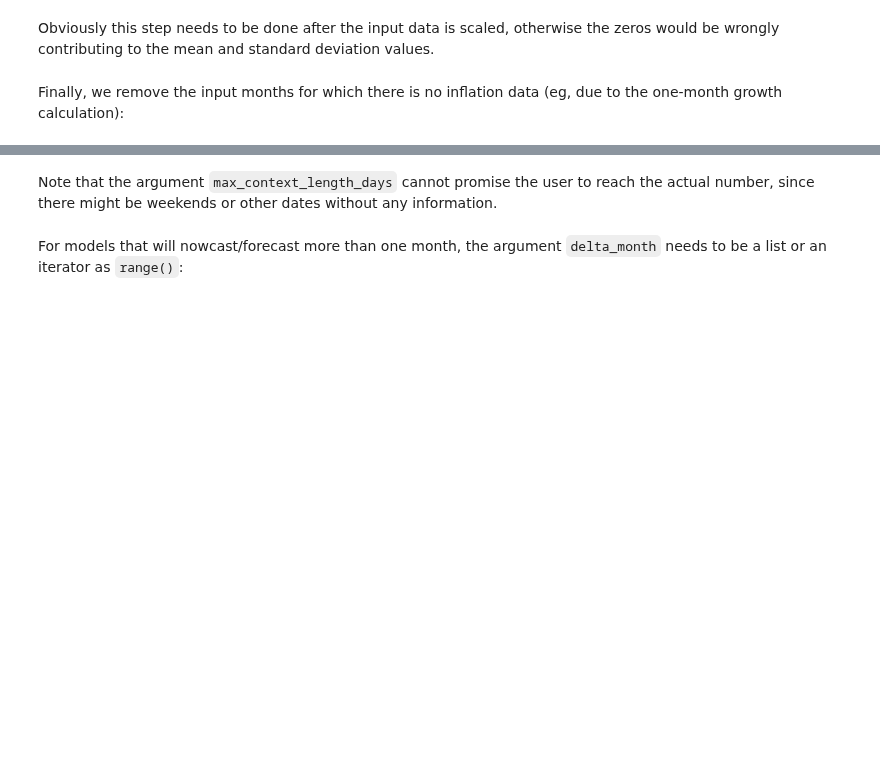
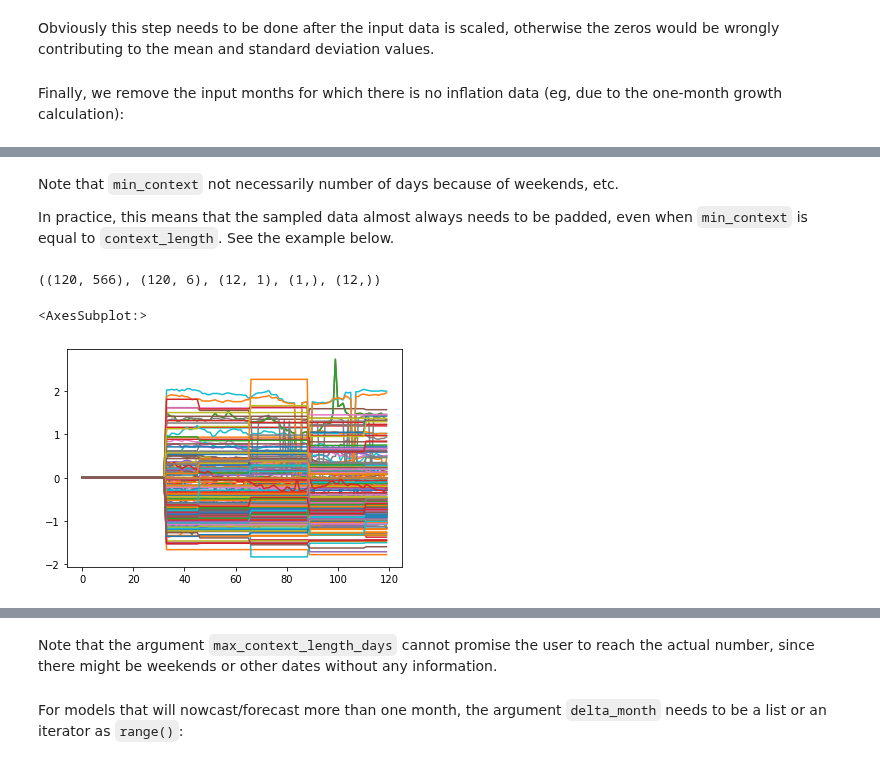
Before and after one commit to dkgaraujo/TemporalFusionTransformers, a Jupyter notebook: temporal_fusion_transformers.ipynb, the cells around one changed output, grey strips where cells are left out. Cells and saved outputs as stored; diff of their text form; code cells hidden in the pictures; blank space fills up the shorter version.

Commit message:
improvements to data sampling

```diff
--- a/temporal_fusion_transformers.ipynb
+++ b/temporal_fusion_transformers.ipynb
@@ -379,0 +387,20 @@ class NowcastingData(Dataset):
+# %% [markdown]
+Note that `min_context` not necessarily number of days because of weekends, etc.
+
+In practice, this means that the sampled data almost always needs to be padded, even when `min_context` is equal to `context_length`. See the example below.
+# %%
+[X_cont_hist, X_cat_hist, X_fut, X_cat_stat], y = sample_nowcasting_data(
+    df_daily_input=df_input_scl.loc[:dates_train.max()],
+    df_target=df_target_1m_pct,
+    min_context=120,
+    context_length=120
+)
+
+X_cont_hist.shape, X_cat_hist.shape, X_fut.shape, X_cat_stat.shape, y.shape
+# %% [output]
+((120, 566), (120, 6), (12, 1), (1,), (12,))
+# %%
+pd.DataFrame(X_cont_hist).plot(legend=False)
+# %% [output]
+<AxesSubplot:>
+[figure, added]
```
Also changed, not shown: parts of 46 cells of this notebook.
